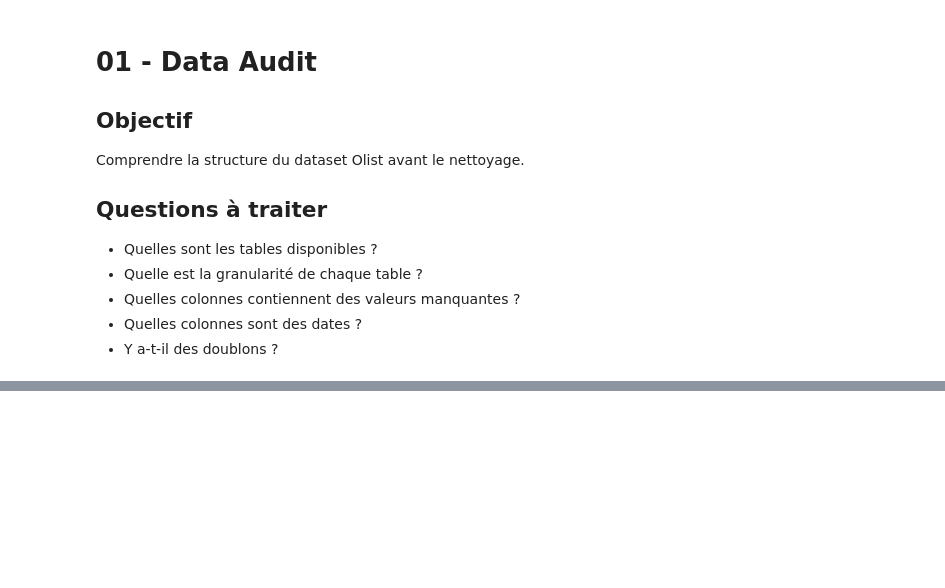
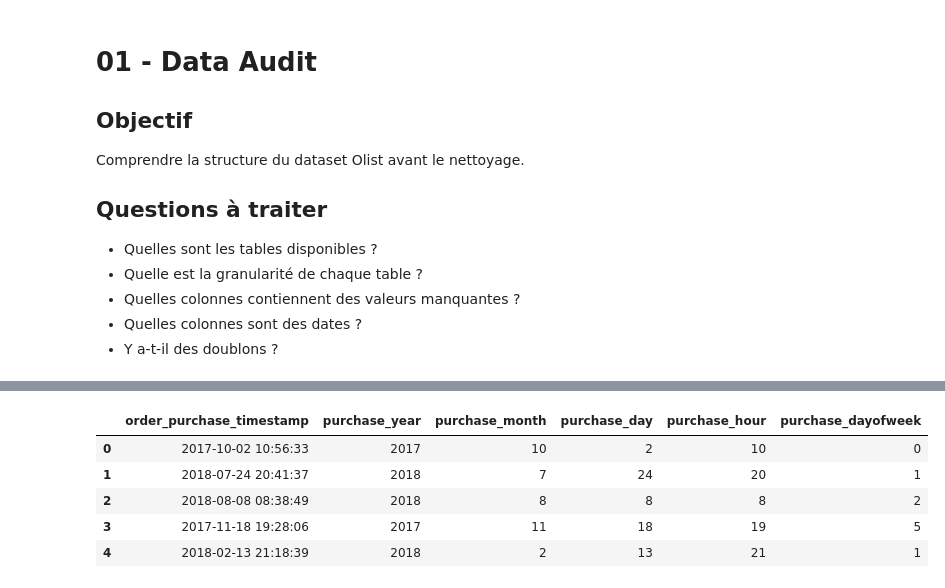
Before and after one commit to paulbelleguic/ecommerce-sales-analytics, a Jupyter notebook: notebooks/01_data_audit.ipynb, the cells around one changed output, grey strips where cells are left out. Drawn from its saved outputs; the diff is of its cells as text; code cells hidden in the pictures; blank space fills up the shorter version.

```diff
--- a/notebooks/01_data_audit.ipynb
+++ b/notebooks/01_data_audit.ipynb
@@ -65,0 +281,24 @@ for name, df in dfs.items():
+# %%
+orders_clean["purchase_year"] = orders_clean["order_purchase_timestamp"].dt.year
+orders_clean["purchase_month"] = orders_clean["order_purchase_timestamp"].dt.month
+orders_clean["purchase_day"] = orders_clean["order_purchase_timestamp"].dt.day
+orders_clean["purchase_hour"] = orders_clean["order_purchase_timestamp"].dt.hour
+orders_clean["purchase_dayofweek"] = orders_clean["order_purchase_timestamp"].dt.dayofweek
+
+orders_clean[
+    [
+        "order_purchase_timestamp",
+        "purchase_year",
+        "purchase_month",
+        "purchase_day",
+        "purchase_hour",
+        "purchase_dayofweek",
+    ]
+].head()
+# %% [output]
+|  | order_purchase_timestamp | purchase_year | purchase_month | purchase_day | purchase_hour | purchase_dayofweek |
+| 0 | 2017-10-02 10:56:33 | 2017 | 10 | 2 | 10 | 0 |
+| 1 | 2018-07-24 20:41:37 | 2018 | 7 | 24 | 20 | 1 |
+| 2 | 2018-08-08 08:38:49 | 2018 | 8 | 8 | 8 | 2 |
+| 3 | 2017-11-18 19:28:06 | 2017 | 11 | 18 | 19 | 5 |
+| 4 | 2018-02-13 21:18:39 | 2018 | 2 | 13 | 21 | 1 |
```
Also changed, not shown: parts of 16 cells of this notebook.
